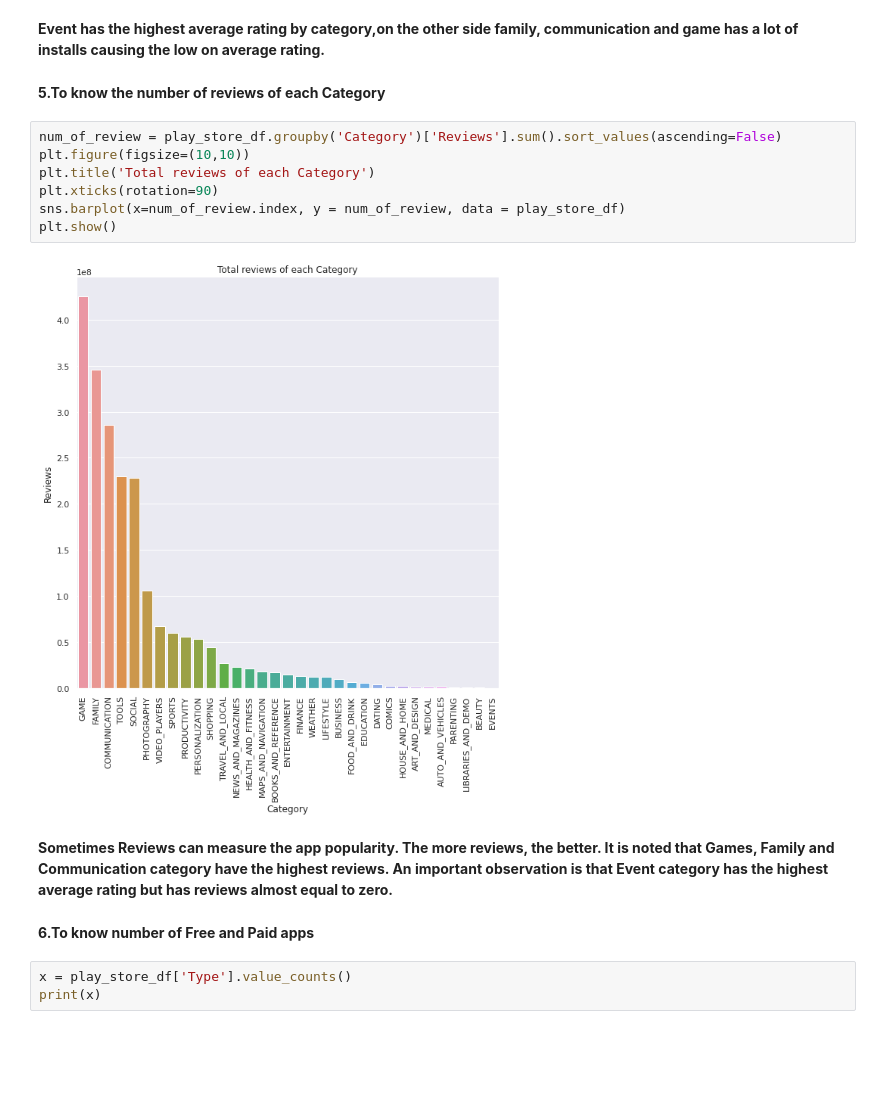
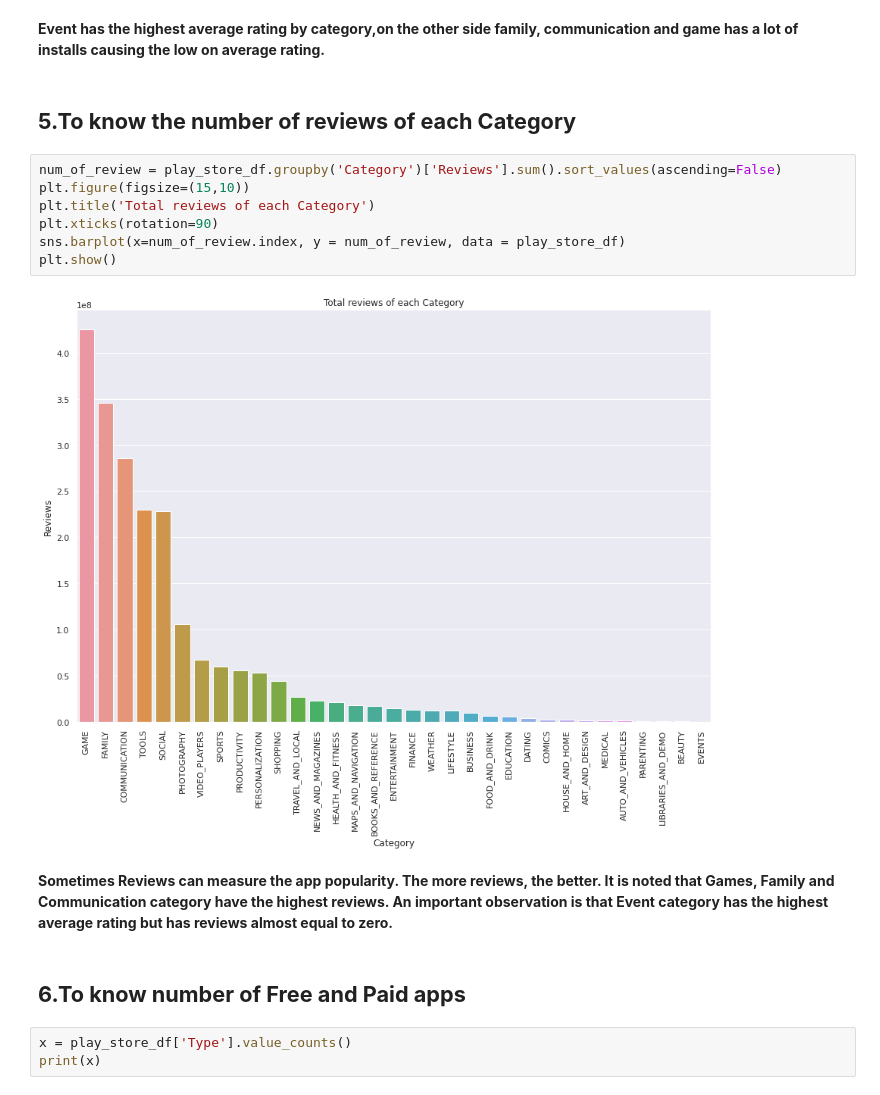
Before and after one commit to chandralakagwad/Playstore-App-Review-Analysis, a Jupyter notebook: Final_Play_Store_App_Analysis.ipynb, the cells around one changed output. Saved outputs shown, nothing was run; the diff lists cells and outputs as text; blank space fills up the shorter version.

```diff
--- a/Final_Play_Store_App_Analysis.ipynb
+++ b/Final_Play_Store_App_Analysis.ipynb
@@ -416,20 +416,20 @@ plt.show()
 # %% [markdown]
 **Event has the highest average rating by category,on the other side family, communication and game has a lot of installs causing the low on average rating.**
 # %% [markdown]
-**5.To know the number of reviews of each Category**
+## **5.To know the number of reviews of each Category**
 # %%
 num_of_review = play_store_df.groupby('Category')['Reviews'].sum().sort_values(ascending=False)
-plt.figure(figsize=(10,10))
+plt.figure(figsize=(15,10))
 plt.title('Total reviews of each Category')
 plt.xticks(rotation=90)
 sns.barplot(x=num_of_review.index, y = num_of_review, data = play_store_df)
 plt.show()
 # %% [output]
-[figure, old version]
+[figure, new version]
 # %% [markdown]
 **Sometimes Reviews can measure the app popularity. The more reviews, the better. It is noted that Games, Family and Communication category have the highest reviews. An important observation is that Event category has the highest average rating but has reviews almost equal to zero.**
 # %% [markdown]
-**6.To know number of Free and Paid apps**
+## **6.To know number of Free and Paid apps**
 # %%
 x = play_store_df['Type'].value_counts()
 print(x)
```
Also changed, not shown: parts of 29 cells of this notebook.
